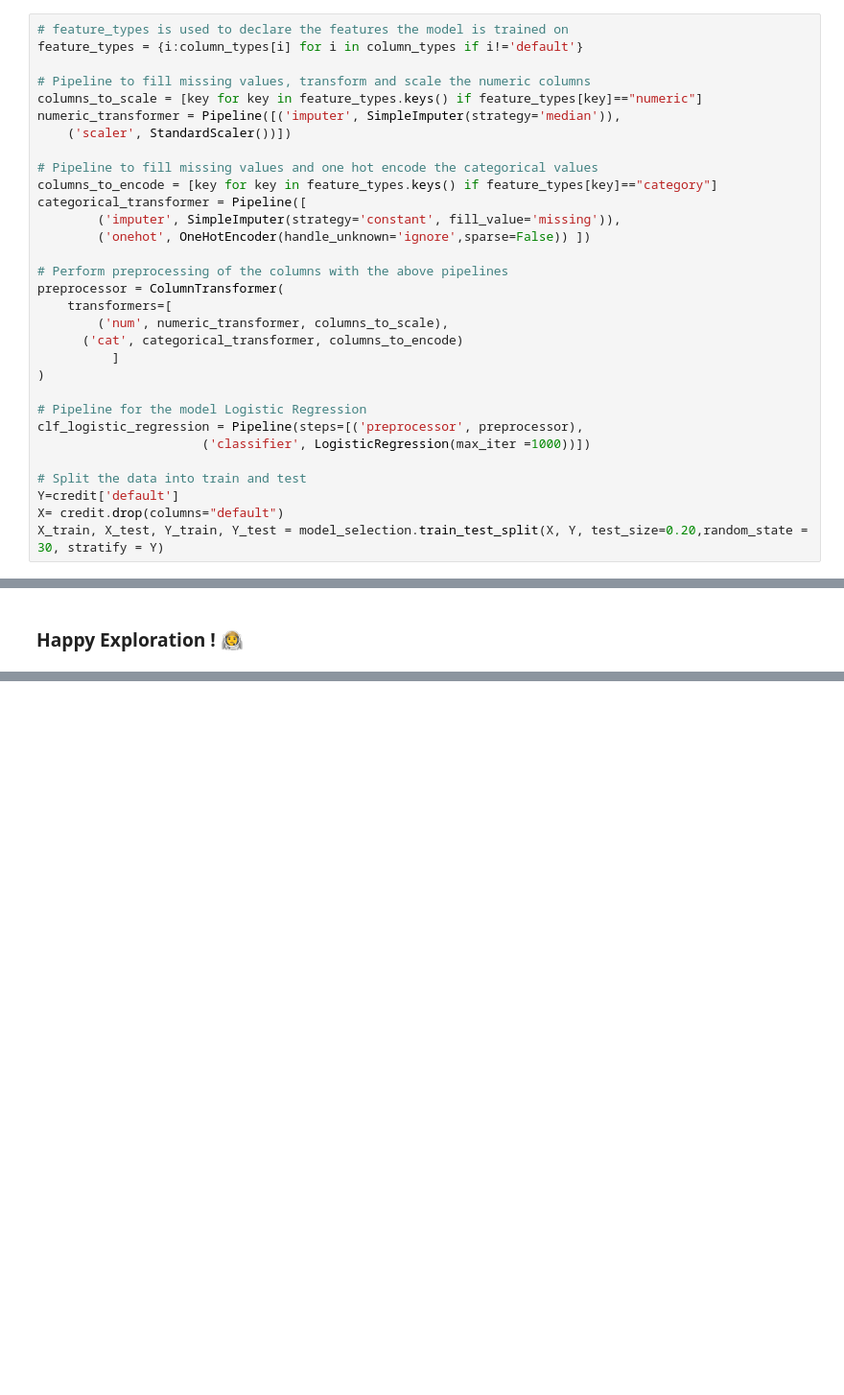
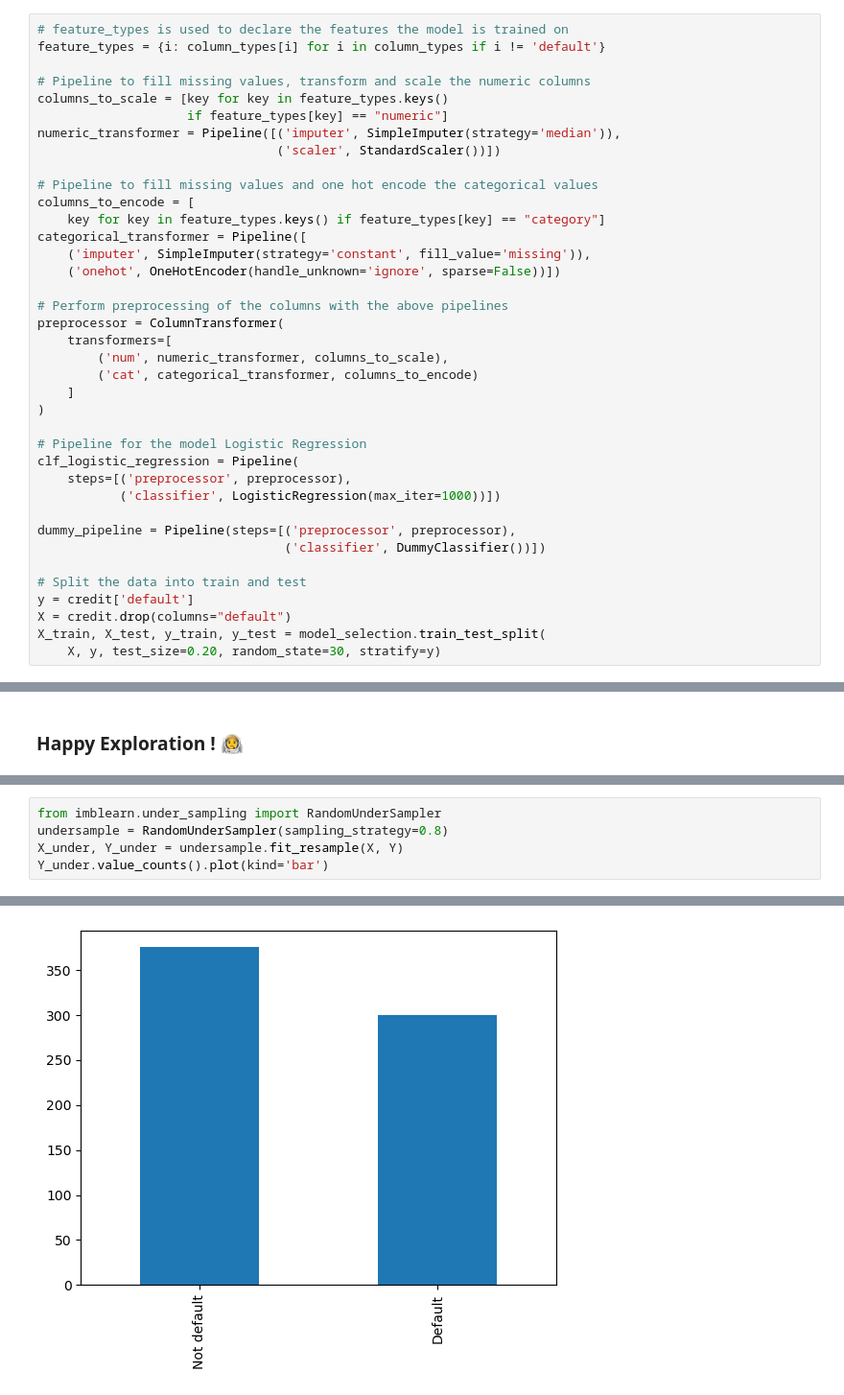
Before and after one commit to arigqt/giskard-examples, a Jupyter notebook: Credit scoring classification model.ipynb, the cells around one changed output, grey strips where cells are left out. Shown at 96% size. Cells and saved outputs as stored; diff of their text form; blank space fills up the shorter version.

Commit message:
The over and under sampling works. Still have AE

```diff
--- a/Credit scoring classification model.ipynb
+++ b/Credit scoring classification model.ipynb
@@ -67,31 +75,38 @@ column_types = {'default':"category",
 # %%
 # feature_types is used to declare the features the model is trained on
-feature_types = {i:column_types[i] for i in column_types if i!='default'}
+feature_types = {i: column_types[i] for i in column_types if i != 'default'}
 
 # Pipeline to fill missing values, transform and scale the numeric columns
-columns_to_scale = [key for key in feature_types.keys() if feature_types[key]=="numeric"]
+columns_to_scale = [key for key in feature_types.keys()
+                    if feature_types[key] == "numeric"]
 numeric_transformer = Pipeline([('imputer', SimpleImputer(strategy='median')),
-    ('scaler', StandardScaler())])
+                                ('scaler', StandardScaler())])
 
 # Pipeline to fill missing values and one hot encode the categorical values
-columns_to_encode = [key for key in feature_types.keys() if feature_types[key]=="category"]
+columns_to_encode = [
+    key for key in feature_types.keys() if feature_types[key] == "category"]
 categorical_transformer = Pipeline([
-        ('imputer', SimpleImputer(strategy='constant', fill_value='missing')),
-        ('onehot', OneHotEncoder(handle_unknown='ignore',sparse=False)) ])
+    ('imputer', SimpleImputer(strategy='constant', fill_value='missing')),
+    ('onehot', OneHotEncoder(handle_unknown='ignore', sparse=False))])
 
 # Perform preprocessing of the columns with the above pipelines
 preprocessor = ColumnTransformer(
     transformers=[
         ('num', numeric_transformer, columns_to_scale),
-      ('cat', categorical_transformer, columns_to_encode)
-          ]
+        ('cat', categorical_transformer, columns_to_encode)
+    ]
 )
 
 # Pipeline for the model Logistic Regression
-clf_logistic_regression = Pipeline(steps=[('preprocessor', preprocessor),
-                      ('classifier', LogisticRegression(max_iter =1000))])
+clf_logistic_regression = Pipeline(
+    steps=[('preprocessor', preprocessor),
+           ('classifier', LogisticRegression(max_iter=1000))])
+
+dummy_pipeline = Pipeline(steps=[('preprocessor', preprocessor),
+                                 ('classifier', DummyClassifier())])
 
 # Split the data into train and test
-Y=credit['default']
-X= credit.drop(columns="default")
-X_train, X_test, Y_train, Y_test = model_selection.train_test_split(X, Y, test_size=0.20,random_state = 30, stratify = Y)
+y = credit['default']
+X = credit.drop(columns="default")
+X_train, X_test, y_train, y_test = model_selection.train_test_split(
+    X, y, test_size=0.20, random_state=30, stratify=y)
@@ -184,0 +251,6 @@ credit_scoring.upload_model(
+# %%
+from imblearn.under_sampling import RandomUnderSampler
+undersample = RandomUnderSampler(sampling_strategy=0.8)
+X_under, Y_under = undersample.fit_resample(X, Y)
+Y_under.value_counts().plot(kind='bar')
+# %% [output]
@@ -184,0 +258 @@ credit_scoring.upload_model(
+[figure, added]
```
Also changed, not shown: parts of 15 cells of this notebook.
